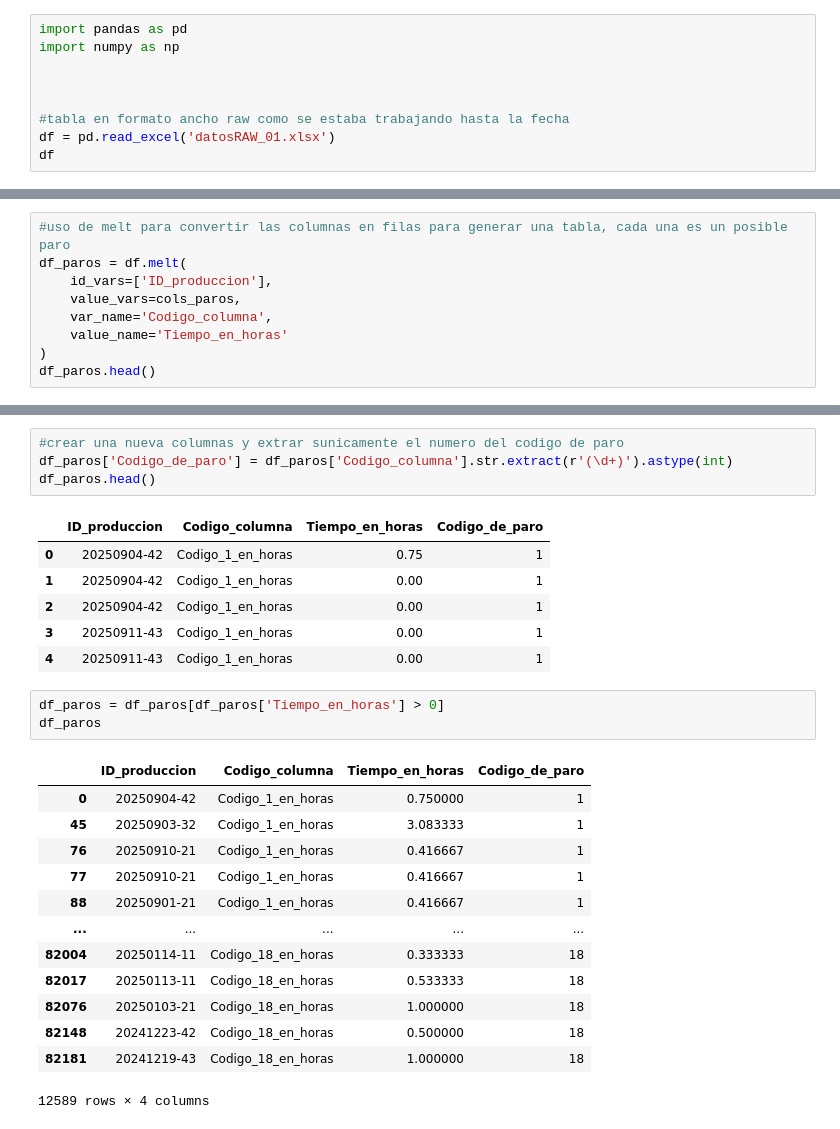
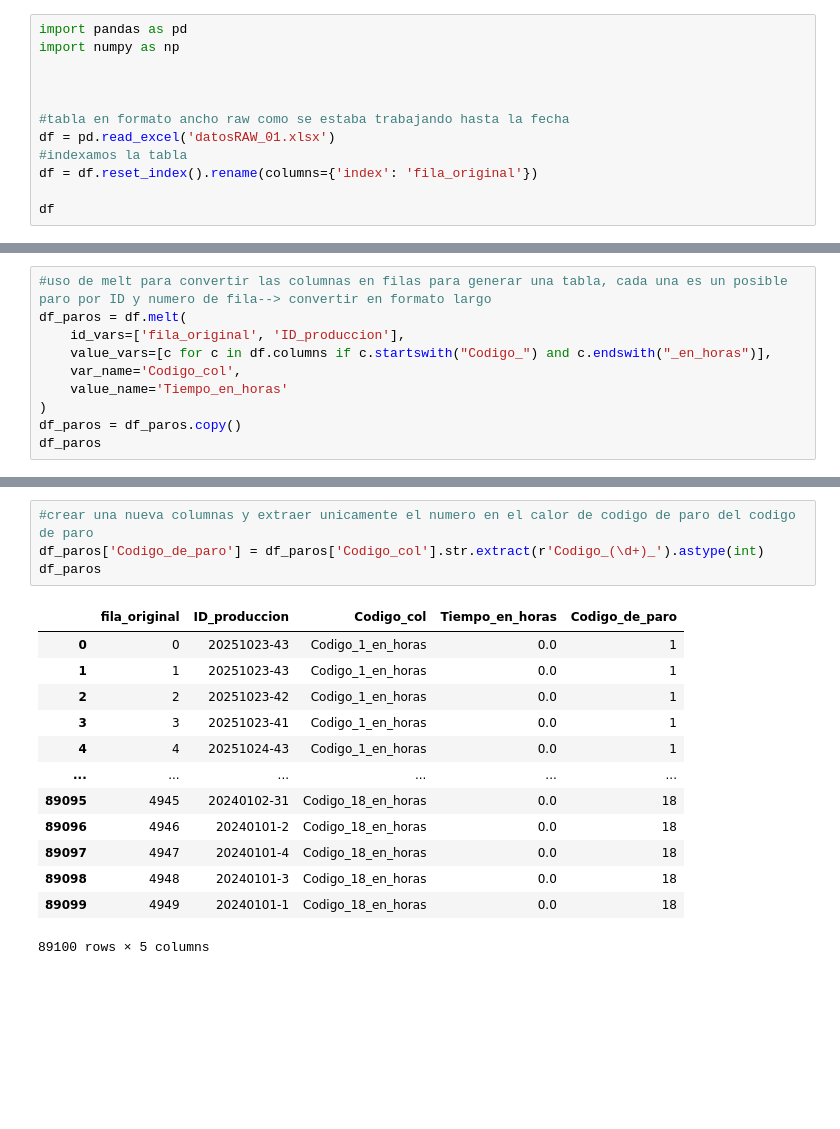
Before and after one commit to Hygl0110/SelfDataLearnig, a Jupyter notebook: normalizacion_datos_vinilos.ipynb, the cells around one changed output, grey strips where cells are left out. Drawn from its saved outputs; the diff is of its cells as text; blank space fills up the shorter version.

```diff
--- a/normalizacion_datos_vinilos.ipynb
+++ b/normalizacion_datos_vinilos.ipynb
@@ -8,5 +8,8 @@ import numpy as np
 
 #tabla en formato ancho raw como se estaba trabajando hasta la fecha
 df = pd.read_excel('datosRAW_01.xlsx')
+#indexamos la tabla
+df = df.reset_index().rename(columns={'index': 'fila_original'})
+
 df
 # %% [output]
@@ -82,12 +102,13 @@ cols_paros
  'Codigo_17_en_horas',
  'Codigo_18_en_horas']
 # %%
-#uso de melt para convertir las columnas en filas para generar una tabla, cada una es un posible paro
+#uso de melt para convertir las columnas en filas para generar una tabla, cada una es un posible paro por ID y numero de fila--> convertir en formato largo
 df_paros = df.melt(
-    id_vars=['ID_produccion'],
-    value_vars=cols_paros,
-    var_name='Codigo_columna',
+    id_vars=['fila_original', 'ID_produccion'],
+    value_vars=[c for c in df.columns if c.startswith("Codigo_") and c.endswith("_en_horas")],
+    var_name='Codigo_col',
     value_name='Tiempo_en_horas'
 )
-df_paros.head()
+df_paros = df_paros.copy()
+df_paros
 # %% [output]
@@ -100,28 +128,18 @@ df_paros.head()
 # %%
-#crear una nueva columnas y extrar sunicamente el numero del codigo de paro
-df_paros['Codigo_de_paro'] = df_paros['Codigo_columna'].str.extract(r'(\d+)').astype(int)
-df_paros.head()
+#crear una nueva columnas y extraer unicamente el numero en el calor de codigo de paro del codigo de paro
+df_paros['Codigo_de_paro'] = df_paros['Codigo_col'].str.extract(r'Codigo_(\d+)_').astype(int)
+df_paros
 # %% [output]
-|  | ID_produccion | Codigo_columna | Tiempo_en_horas | Codigo_de_paro |
-| 0 | 20250904-42 | Codigo_1_en_horas | 0.75 | 1 |
-| 1 | 20250904-42 | Codigo_1_en_horas | 0.00 | 1 |
-| 2 | 20250904-42 | Codigo_1_en_horas | 0.00 | 1 |
-| 3 | 20250911-43 | Codigo_1_en_horas | 0.00 | 1 |
-| 4 | 20250911-43 | Codigo_1_en_horas | 0.00 | 1 |
+|  | fila_original | ID_produccion | Codigo_col | Tiempo_en_horas | Codigo_de_paro |
+| 0 | 0 | 20251023-43 | Codigo_1_en_horas | 0.0 | 1 |
+| 1 | 1 | 20251023-43 | Codigo_1_en_horas | 0.0 | 1 |
+| 2 | 2 | 20251023-42 | Codigo_1_en_horas | 0.0 | 1 |
+| 3 | 3 | 20251023-41 | Codigo_1_en_horas | 0.0 | 1 |
+| 4 | 4 | 20251024-43 | Codigo_1_en_horas | 0.0 | 1 |
+| ... | ... | ... | ... | ... | ... |
+| 89095 | 4945 | 20240102-31 | Codigo_18_en_horas | 0.0 | 18 |
+| 89096 | 4946 | 20240101-2 | Codigo_18_en_horas | 0.0 | 18 |
+| 89097 | 4947 | 20240101-4 | Codigo_18_en_horas | 0.0 | 18 |
+| 89098 | 4948 | 20240101-3 | Codigo_18_en_horas | 0.0 | 18 |
+| 89099 | 4949 | 20240101-1 | Codigo_18_en_horas | 0.0 | 18 |
+89100 rows × 5 columns
-# %%
-df_paros = df_paros[df_paros['Tiempo_en_horas'] > 0]
-df_paros
-# %% [output]
-|  | ID_produccion | Codigo_columna | Tiempo_en_horas | Codigo_de_paro |
-| 0 | 20250904-42 | Codigo_1_en_horas | 0.750000 | 1 |
-| 45 | 20250903-32 | Codigo_1_en_horas | 3.083333 | 1 |
-| 76 | 20250910-21 | Codigo_1_en_horas | 0.416667 | 1 |
-| 77 | 20250910-21 | Codigo_1_en_horas | 0.416667 | 1 |
-| 88 | 20250901-21 | Codigo_1_en_horas | 0.416667 | 1 |
-| ... | ... | ... | ... | ... |
-| 82004 | 20250114-11 | Codigo_18_en_horas | 0.333333 | 18 |
-| 82017 | 20250113-11 | Codigo_18_en_horas | 0.533333 | 18 |
-| 82076 | 20250103-21 | Codigo_18_en_horas | 1.000000 | 18 |
-| 82148 | 20241223-42 | Codigo_18_en_horas | 0.500000 | 18 |
-| 82181 | 20241219-43 | Codigo_18_en_horas | 1.000000 | 18 |
-12589 rows × 4 columns
```
Also changed, not shown: parts of 13 cells of this notebook.
